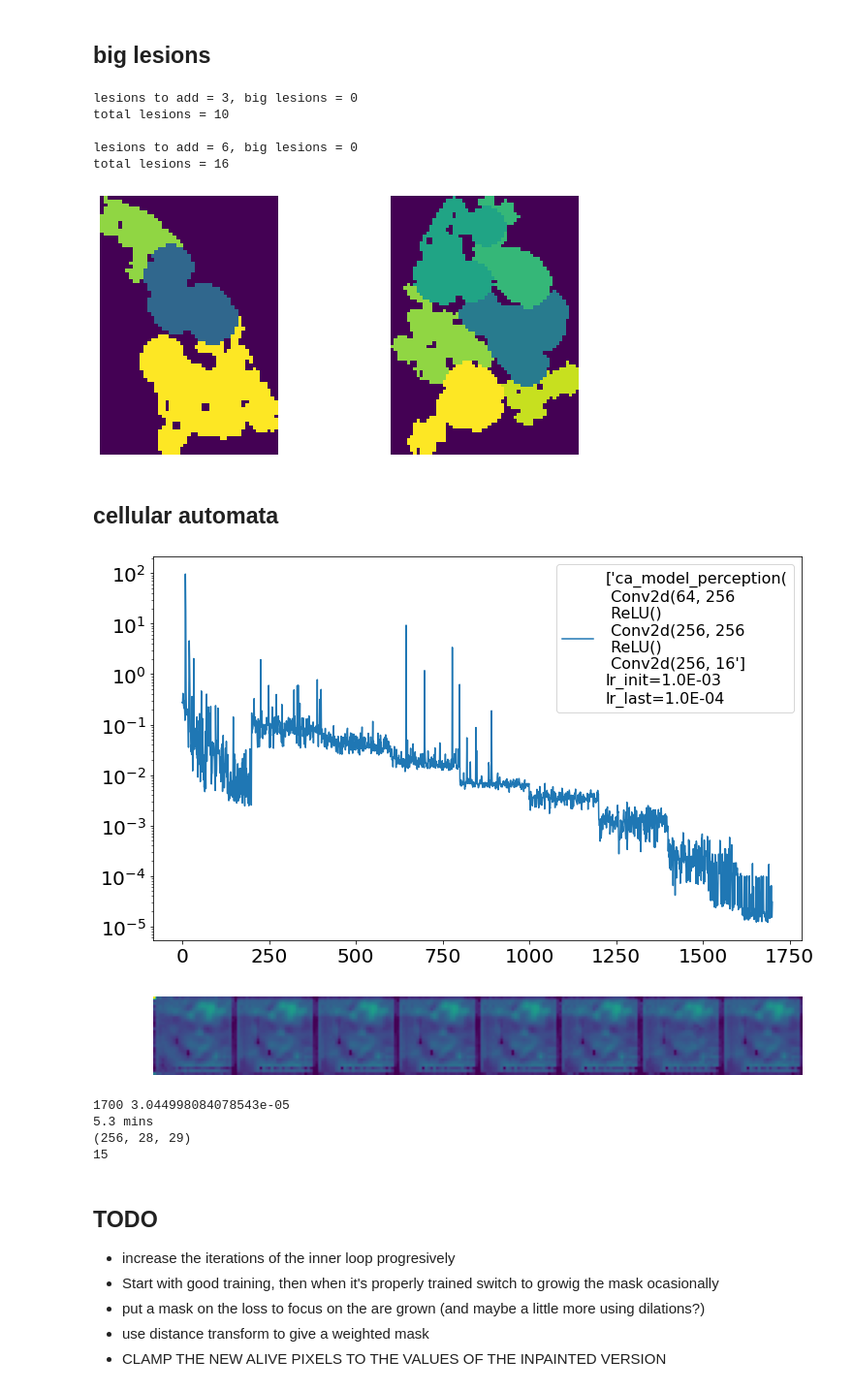
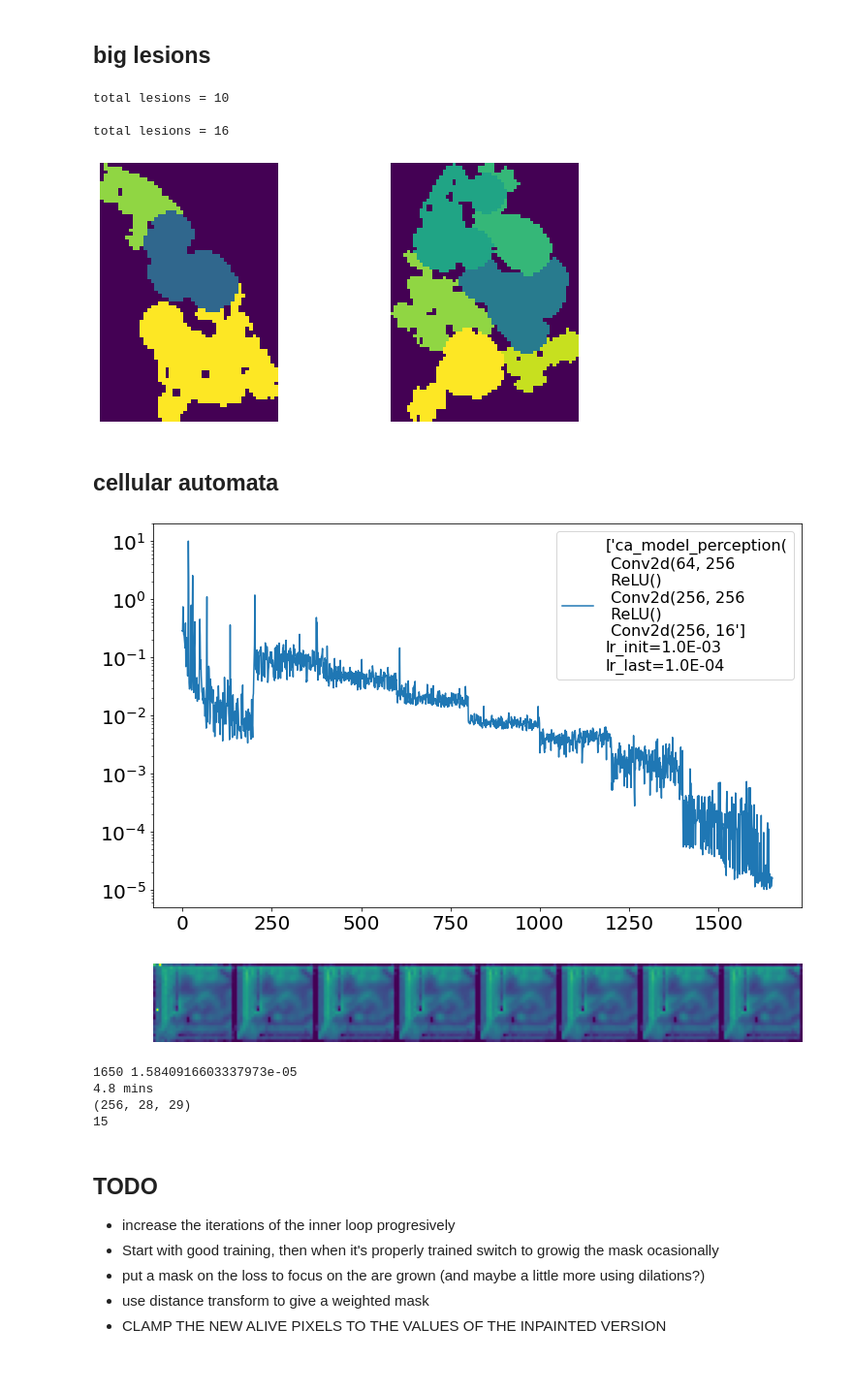
Before and after one commit to octaviomtz/nbdev_c19_synthesis, a Jupyter notebook: index.ipynb, the cells around one changed output. Shown at 97% size. Cells and saved outputs as stored; diff of their text form; code cells hidden in the pictures.

Commit message:
bug corrected now using correct coordinates

```diff
--- a/index.ipynb
+++ b/index.ipynb
@@ -284,9 +284,10 @@ lesions = 7, big lesions = 2
 # %% [markdown]
 ## big lesions
 # %%
-#@title cluster, label and merge small lesions {vertical-output: true}
+##@title cluster, label and merge small lesions {vertical-output: true}
 smaller_merged_all = []
-for mask_small, coords_big_ in zip(tgt_masks_big, tgt_coords_big):
+for idx_, (mask_small, coords_big_) in enumerate(zip(tgt_masks_big, tgt_coords_big)):
+  # if idx_ >=1:break
   # grid search DBSCAN
   eps_sel, samp_sel = grid_search_DBSCAN_params(mask_small)
   smaller_lesions, labels = apply_dbscan_to_mask(mask_small, eps=eps_sel, min_samples=samp_sel)
@@ -296,12 +297,12 @@ for mask_small, coords_big_ in zip(tgt_masks_big, tgt_coords_big):
   smaller_multi = label_mask_and_add_to_clusters(smaller_lesions, last_idx)
   # merge labeled clusters
   smaller_merged = merge_labeled_clusters(smaller_multi, DIST=40)
+  smaller_merged_orig_size = np.zeros_like(im)
+  smaller_merged_orig_size[coords_big_[0]:coords_big_[1],coords_big_[2]:coords_big_[3]] = smaller_merged
   # select_lesions_match_conditions
-  tgt_small2, tgt_coords_small2, tgt_masks_small2, tgt_big2, tgt_coords_big2, tgt_masks_big2 =  select_lesions_match_conditions(smaller_merged, target_img_covid, max_size=1000)
-  print(f'lesions to add = {len(tgt_small2)}, big lesions = {len(tgt_big2)}')
-  coords_adjusted = adjust_coords_when_mask_not_in_origin(tgt_coords_small2, coords_big_)
+  tgt_small2, tgt_coords_small2, tgt_masks_small2, tgt_big2, tgt_coords_big2, tgt_masks_big2 =  select_lesions_match_conditions(smaller_merged_orig_size, target_img_covid, max_size=1000)
   # make or add to the lists of targets and seeds
-  targets, coords, masks, seeds = make_list_of_targets_and_seeds(tgt_small2, coords_adjusted, tgt_masks_small2, init_lists=False, targets=targets, seeds=seeds, masks=masks, coords=coords)
+  targets, coords, masks, seeds = make_list_of_targets_and_seeds(tgt_small2, tgt_coords_small2, tgt_masks_small2, init_lists=False, targets=targets, seeds=seeds, masks=masks, coords=coords)
   print(f'total lesions = {len(targets)}')
   smaller_merged_all.append(smaller_merged)
 
@@ -312,10 +313,8 @@ ax[1].imshow(smaller_merged_all[1])
 for axx in ax.ravel(): axx.axis('off')
 fig.tight_layout()
 # %% [output]
-lesions to add = 3, big lesions = 0
 total lesions = 10
 
-lesions to add = 6, big lesions = 0
 total lesions = 16
 [figure]
 # %% [markdown]
@@ -326,7 +325,6 @@ num_channels = 16
 epochs = 2500
 sample_size = 8
 for idx_lesion, (target, coord, mask, this_seed) in enumerate(zip(targets, coords, masks, seeds)):
-  if idx_lesion<=1:continue
   # prepare seed
   height, width, _ = np.shape(target)
   seed = np.zeros([1, height, width, num_channels], np.float32)
@@ -392,36 +390,36 @@ for idx_lesion, (target, coord, mask, this_seed) in enumerate(zip(targets, coord
 
   #lesion synthesis
   x = torch.tensor(seed).permute(0,-1,1,2).to(device)
   outs = []
   with torch.no_grad():
     for i,special_sequence in zip(range(256),[1,1,1,3]*64):
       # x = model(x,special_sequence,101)
       x, alive_mask_ = model(x,i,101)
       # x = model(x,i,i)
       out = np.clip(to_rgb(x[0].permute(-2, -1,0).cpu().detach().numpy()), 0,1)
       outs.append(out)
 
   #save results
   outs_masked = []
   for out_ in outs:
       out_masked = np.squeeze(out_) * target[0,1,...].detach().cpu().numpy()
       out_masked[out_masked==1]=0
       outs_masked.append(out_masked)
   outs_int = np.asarray(outs_masked)
   print(np.shape(outs_int))
   outs_int = np.clip(outs_int, 0 ,1)
   outs_int = (outs_int*255).astype('int16')
   print(idx_lesion)
   path_save_synthesis = '/content/drive/My Drive/Datasets/covid19/results/cea_synthesis/patient00/'
   np.savez_compressed(f'{path_save_synthesis}lesion_{idx_lesion}.npz', outs_int)
   np.save(f'{path_save_synthesis}coords_lesion_{idx_lesion}.npy', coord)
   np.savez_compressed(f'{path_save_synthesis}mask_lesion_{idx_lesion}.npz', mask)
   np.save(f'{path_save_synthesis}loss_lesion_{idx_lesion}.npy', losses)
   np.save(f'{path_save_synthesis}total_time_lesion_{idx_lesion}_{time_total}.npy', time_total)
 # %% [output]
-[figure, old version]
+[figure, new version]
-1700 3.044998084078543e-05
-5.3 mins
+1650 1.5840916603337973e-05
+4.8 mins
 (256, 28, 29)
 15
 # %% [markdown]
```
Also changed, not shown: parts of 1 cell of this notebook, 1 other file.
